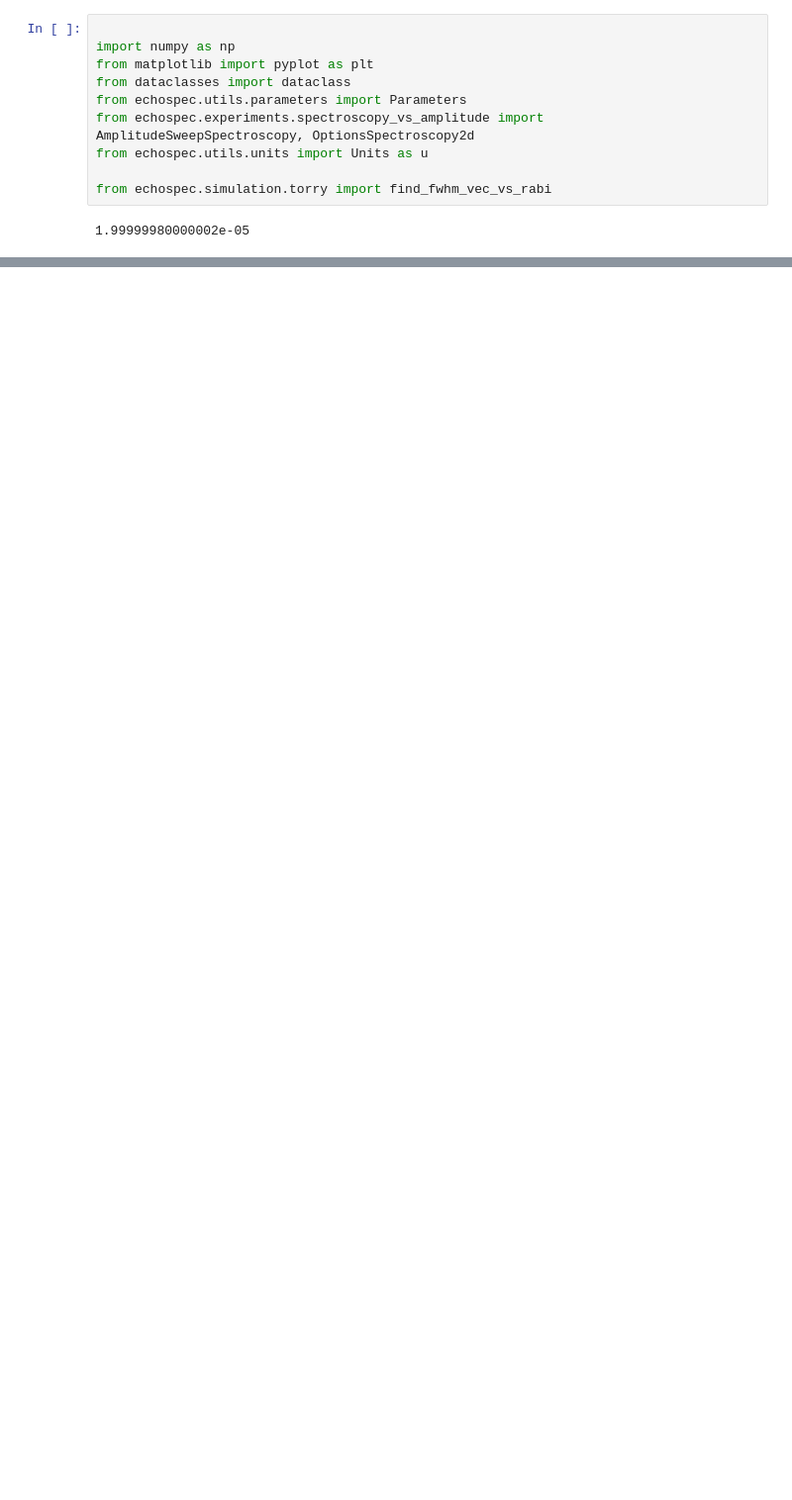
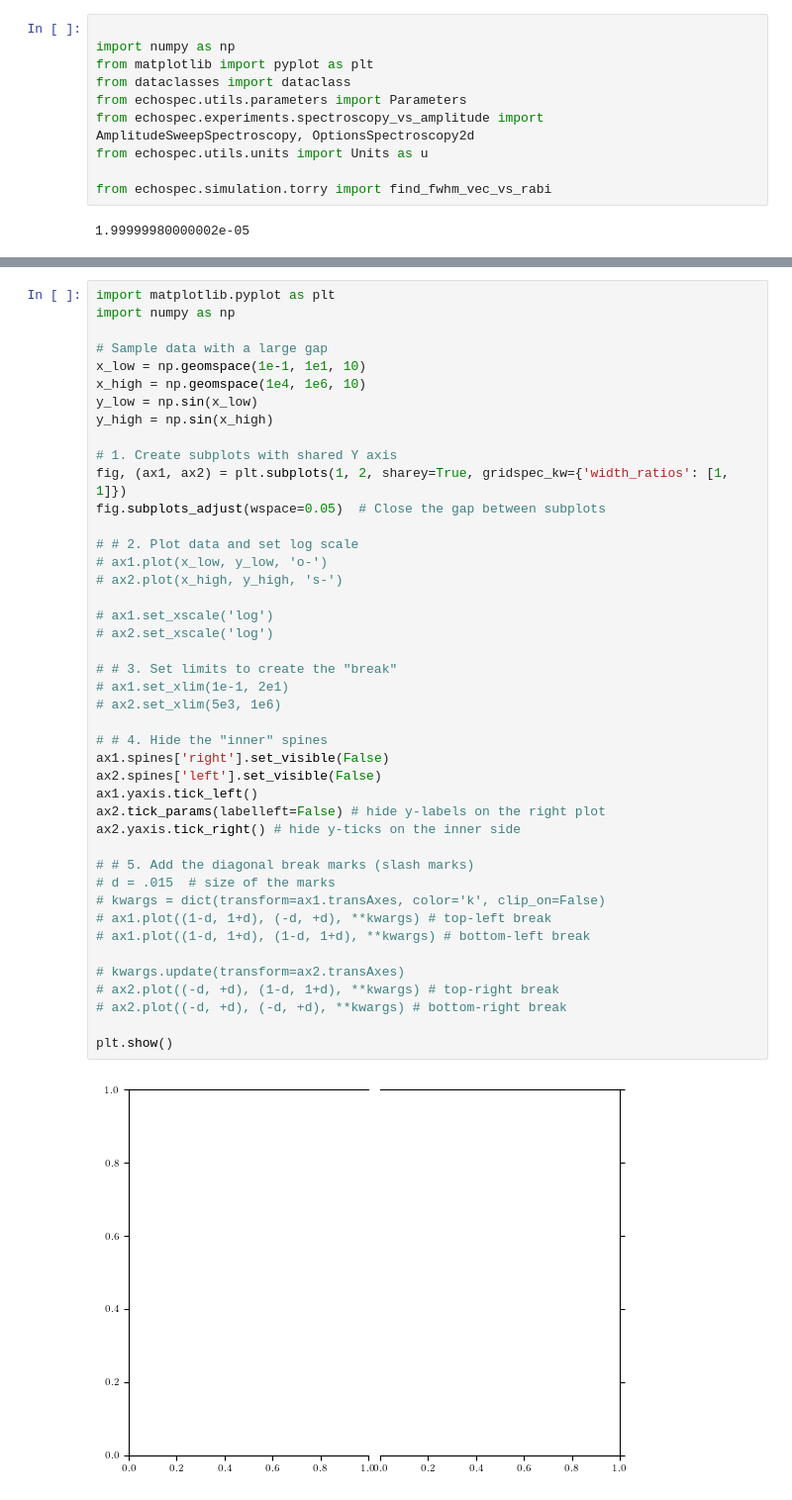
Before and after one commit to asafasia/amplitude-robust-spectrscopy, a Jupyter notebook: notebooks/new/fwhm.ipynb, the cells around one changed output, grey strips where cells are left out. Shown at 99% size. Cells and saved outputs as stored; diff of their text form; blank space fills up the shorter version.

```diff
--- a/notebooks/new/fwhm.ipynb
+++ b/notebooks/new/fwhm.ipynb
@@ -222,0 +357,45 @@ plt.show()
+# %%
+import matplotlib.pyplot as plt
+import numpy as np
+
+# Sample data with a large gap
+x_low = np.geomspace(1e-1, 1e1, 10)
+x_high = np.geomspace(1e4, 1e6, 10)
+y_low = np.sin(x_low)
+y_high = np.sin(x_high)
+
+# 1. Create subplots with shared Y axis
+fig, (ax1, ax2) = plt.subplots(1, 2, sharey=True, gridspec_kw={'width_ratios': [1, 1]})
+fig.subplots_adjust(wspace=0.05)  # Close the gap between subplots
+
+# # 2. Plot data and set log scale
+# ax1.plot(x_low, y_low, 'o-')
+# ax2.plot(x_high, y_high, 's-')
+
+# ax1.set_xscale('log')
+# ax2.set_xscale('log')
+
+# # 3. Set limits to create the "break"
+# ax1.set_xlim(1e-1, 2e1)
+# ax2.set_xlim(5e3, 1e6)
+
+# # 4. Hide the "inner" spines
+ax1.spines['right'].set_visible(False)
+ax2.spines['left'].set_visible(False)
+ax1.yaxis.tick_left()
+ax2.tick_params(labelleft=False) # hide y-labels on the right plot
+ax2.yaxis.tick_right() # hide y-ticks on the inner side
+
+# # 5. Add the diagonal break marks (slash marks)
+# d = .015  # size of the marks
+# kwargs = dict(transform=ax1.transAxes, color='k', clip_on=False)
+# ax1.plot((1-d, 1+d), (-d, +d), **kwargs) # top-left break
+# ax1.plot((1-d, 1+d), (1-d, 1+d), **kwargs) # bottom-left break
+
+# kwargs.update(transform=ax2.transAxes)
+# ax2.plot((-d, +d), (1-d, 1+d), **kwargs) # top-right break
+# ax2.plot((-d, +d), (-d, +d), **kwargs) # bottom-right break
+
+plt.show()
+# %% [output]
+[figure, added]
```
Also changed, not shown: parts of 3 cells of this notebook, 18 other files.
